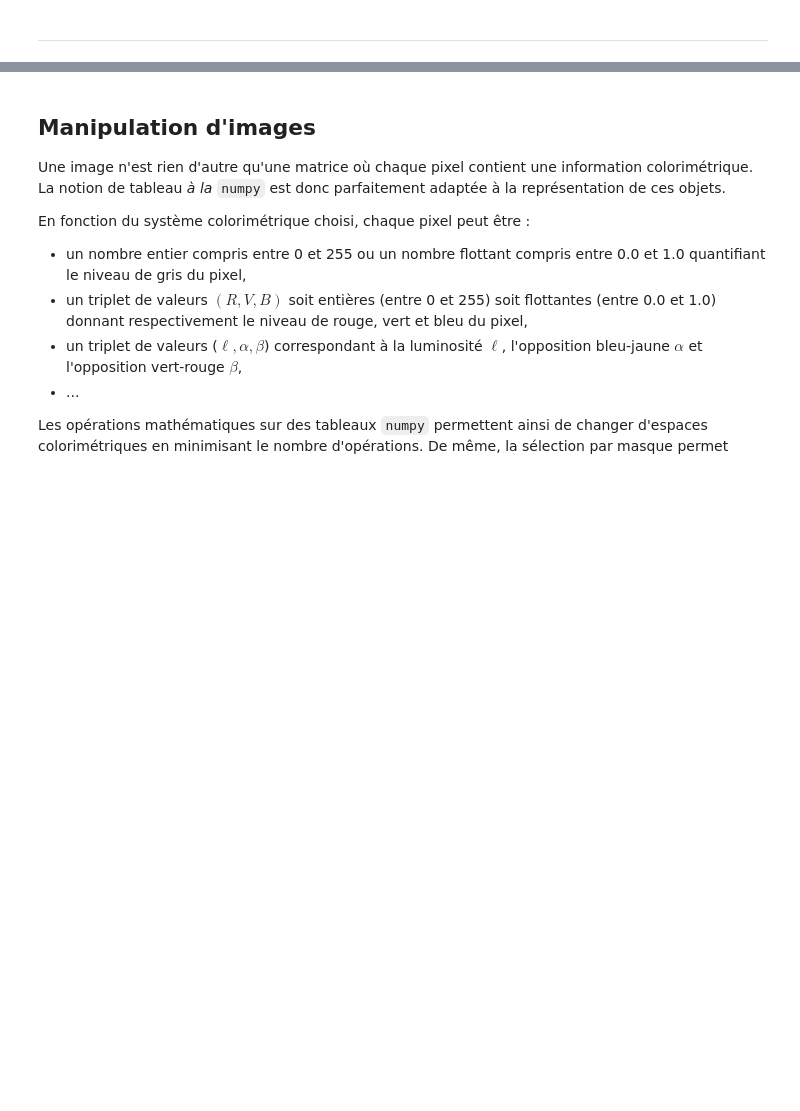
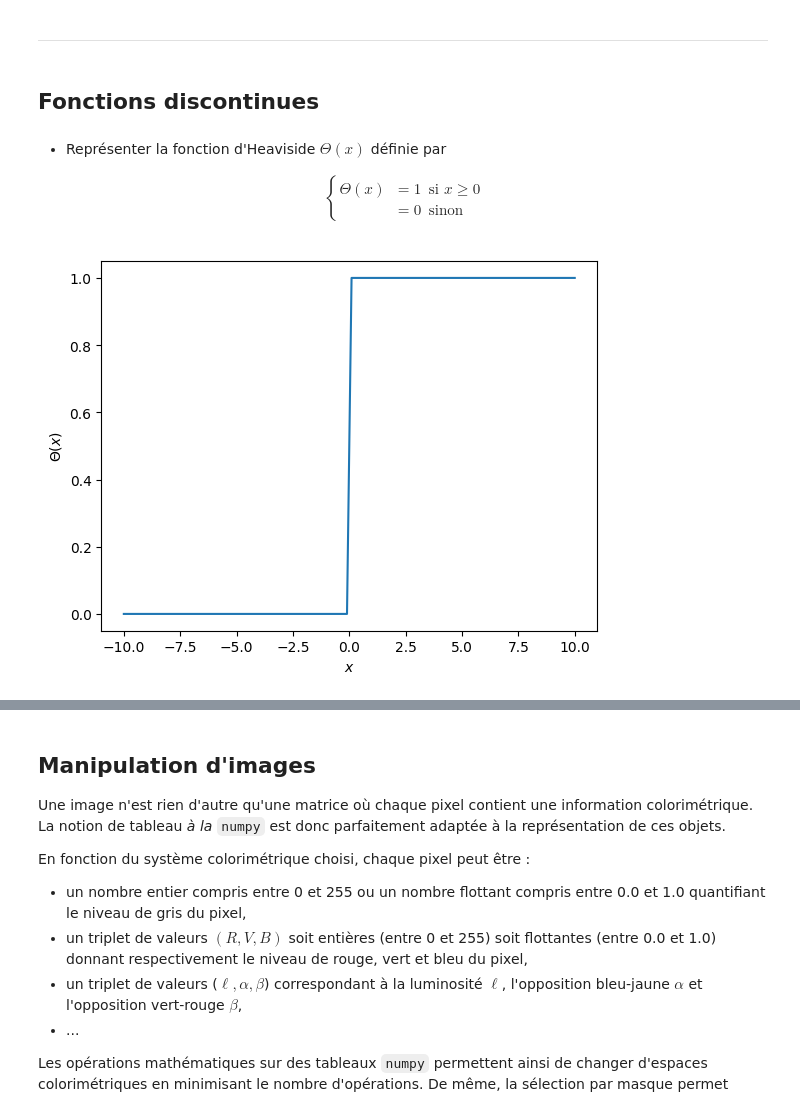
Before and after one commit to xgarrido/master_python_teaching, a Jupyter notebook: td/02_td_numpy.ipynb, the cells around one changed output, grey strips where cells are left out. Drawn from its saved outputs; the diff is of its cells as text; code cells hidden in the pictures; blank space fills up the shorter version.

```diff
--- a/td/02_td_numpy.ipynb
+++ b/td/02_td_numpy.ipynb
@@ -181,3 +181,32 @@ print(f"Nombre de jours pairs avec pluie : {np.sum((prcp > 0) & (day % 2 == 0))}
 Nombre de jours pairs avec pluie : 71
 # %% [markdown]
 ---
+# %% [markdown]
+## **Fonctions discontinues**
+# %% [markdown]
+- Représenter la fonction d'Heaviside $\Theta(x)$ définie par
+
+\begin{align*}
+      \left\{
+        \begin{array}{lll}
+          \Theta(x)&=1&\text{si } x \geq 0\\
+          &=0&\text{sinon}
+        \end{array}
+        \right.
+\end{align*}
+# %%
+def heaviside(x):
+    return 0.5 * (np.sign(x) + 1)
+
+
+import numpy as np
+
+x = np.linspace(-10, 10, 100)
+
+import matplotlib.pyplot as plt
+
+fig, ax = plt.subplots()
+ax.plot(x, heaviside(x))
+ax.set(xlabel=r"$x$", ylabel=r"$\Theta(x)$");
+# %% [output]
+[figure, added]
```
Also changed, not shown: parts of 11 cells of this notebook, 19 other files.
